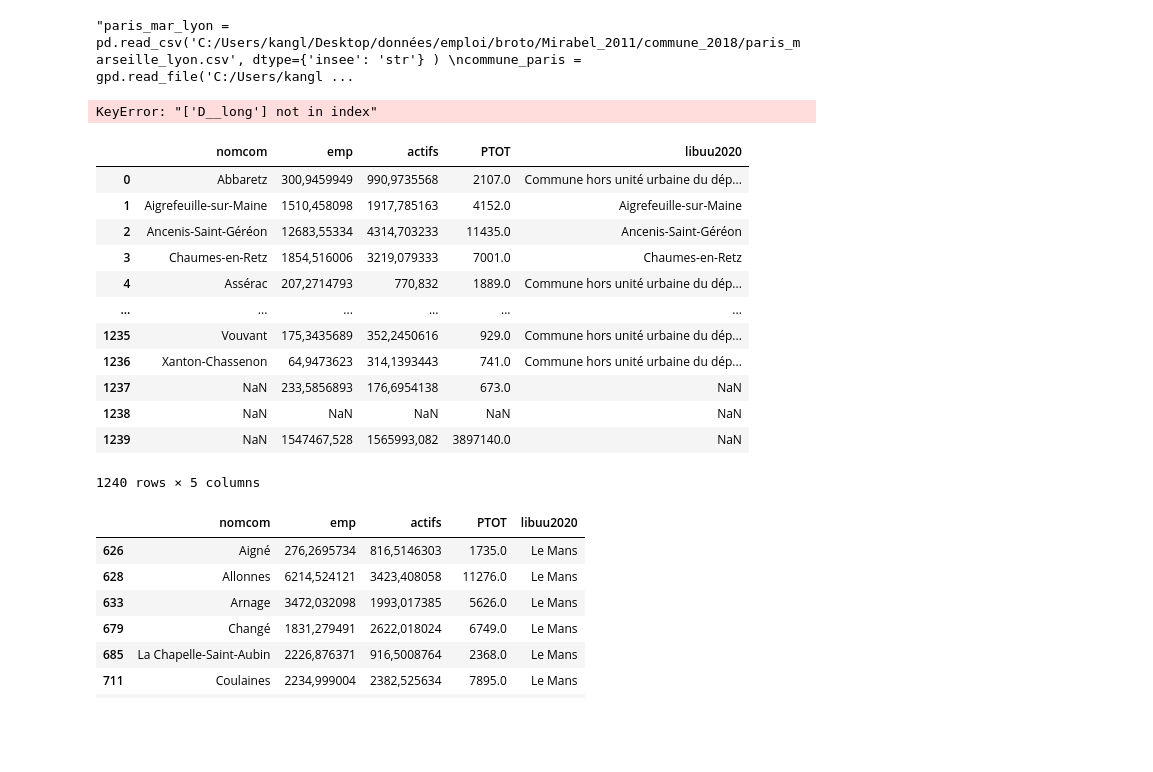
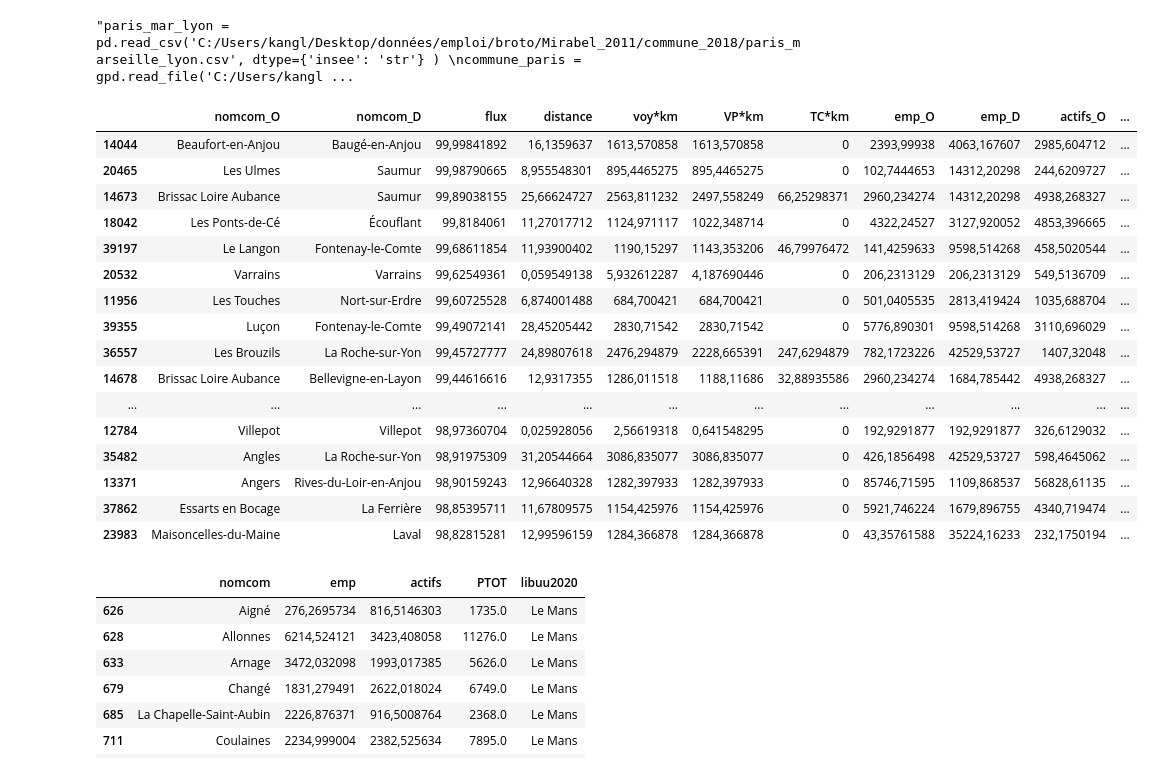
Before and after one commit to MaxelieG/SOMS, a Jupyter notebook: Histogram.ipynb, the cells around one changed output. Cells and saved outputs as stored; diff of their text form; code cells hidden in the pictures; blank space fills up the shorter version.

```diff
--- a/Histogram.ipynb
+++ b/Histogram.ipynb
@@ -42,30 +42,31 @@ commune_france = gpd.read_file('C:/Users/kangl/Desktop/données/shapefile/France
 #commune_france = commune_france.drop(columns=['reg', 'cateaav20'])
 #set the type as string
 #commune_paris.insee = commune_paris.insee.astype(str)
-data = data[['nomcom_O','nomcom_D','flux','distance','voy*km','VP*km','TC*km','emp_O','emp_D','actifs_O','actifs_D','Dlong']]
+data = data[['nomcom_O','nomcom_D','flux','distance','voy*km','VP*km','TC*km','emp_O','emp_D','actifs_O','actifs_D','O_long','O_lat','D_long','D_lat']]
 communes_mans = communes[['nomcom','emp','actifs','PTOT','libuu2020']]
 #region of destination IDF
 #data_cut_D_IDF = data_cut[(data_cut['REGLT']=='11')].reset_index(drop=True)
-# %% [output]
-KeyError: "['D__long'] not in index"
 # %%
 
-data
-communes_mans
+data.head(20)
 # %% [output]
-|  | nomcom | emp | actifs | PTOT | libuu2020 |
-| 0 | Abbaretz | 300,9459949 | 990,9735568 | 2107.0 | Commune hors unité urbaine du dép... |
-| 1 | Aigrefeuille-sur-Maine | 1510,458098 | 1917,785163 | 4152.0 | Aigrefeuille-sur-Maine |
-| 2 | Ancenis-Saint-Géréon | 12683,55334 | 4314,703233 | 11435.0 | Ancenis-Saint-Géréon |
-| 3 | Chaumes-en-Retz | 1854,516006 | 3219,079333 | 7001.0 | Chaumes-en-Retz |
-| 4 | Assérac | 207,2714793 | 770,832 | 1889.0 | Commune hors unité urbaine du dép... |
-| ... | ... | ... | ... | ... | ... |
-| 1235 | Vouvant | 175,3435689 | 352,2450616 | 929.0 | Commune hors unité urbaine du dép... |
-| 1236 | Xanton-Chassenon | 64,9473623 | 314,1393443 | 741.0 | Commune hors unité urbaine du dép... |
-| 1237 | NaN | 233,5856893 | 176,6954138 | 673.0 | NaN |
-| 1238 | NaN | NaN | NaN | NaN | NaN |
-| 1239 | NaN | 1547467,528 | 1565993,082 | 3897140.0 | NaN |
+|  | nomcom_O | nomcom_D | flux | distance | voy*km | VP*km | TC*km | emp_O | emp_D | actifs_O | ... |
+| 14044 | Beaufort-en-Anjou | Baugé-en-Anjou | 99,99841892 | 16,1359637 | 1613,570858 | 1613,570858 | 0 | 2393,99938 | 4063,167607 | 2985,604712 | ... |
+| 20465 | Les Ulmes | Saumur | 99,98790665 | 8,955548301 | 895,4465275 | 895,4465275 | 0 | 102,7444653 | 14312,20298 | 244,6209727 | ... |
+| 14673 | Brissac Loire Aubance | Saumur | 99,89038155 | 25,66624727 | 2563,811232 | 2497,558249 | 66,25298371 | 2960,234274 | 14312,20298 | 4938,268327 | ... |
+| 18042 | Les Ponts-de-Cé | Écouflant | 99,8184061 | 11,27017712 | 1124,971117 | 1022,348714 | 0 | 4322,24527 | 3127,920052 | 4853,396665 | ... |
+| 39197 | Le Langon | Fontenay-le-Comte | 99,68611854 | 11,93900402 | 1190,15297 | 1143,353206 | 46,79976472 | 141,4259633 | 9598,514268 | 458,5020544 | ... |
+| 20532 | Varrains | Varrains | 99,62549361 | 0,059549138 | 5,932612287 | 4,187690446 | 0 | 206,2313129 | 206,2313129 | 549,5136709 | ... |
+| 11956 | Les Touches | Nort-sur-Erdre | 99,60725528 | 6,874001488 | 684,700421 | 684,700421 | 0 | 501,0405535 | 2813,419424 | 1035,688704 | ... |
+| 39355 | Luçon | Fontenay-le-Comte | 99,49072141 | 28,45205442 | 2830,71542 | 2830,71542 | 0 | 5776,890301 | 9598,514268 | 3110,696029 | ... |
+| 36557 | Les Brouzils | La Roche-sur-Yon | 99,45727777 | 24,89807618 | 2476,294879 | 2228,665391 | 247,6294879 | 782,1723226 | 42529,53727 | 1407,32048 | ... |
+| 14678 | Brissac Loire Aubance | Bellevigne-en-Layon | 99,44616616 | 12,9317355 | 1286,011518 | 1188,11686 | 32,88935586 | 2960,234274 | 1684,785442 | 4938,268327 | ... |
+| ... | ... | ... | ... | ... | ... | ... | ... | ... | ... | ... | ... |
+| 12784 | Villepot | Villepot | 98,97360704 | 0,025928056 | 2,56619318 | 0,641548295 | 0 | 192,9291877 | 192,9291877 | 326,6129032 | ... |
+| 35482 | Angles | La Roche-sur-Yon | 98,91975309 | 31,20544664 | 3086,835077 | 3086,835077 | 0 | 426,1856498 | 42529,53727 | 598,4645062 | ... |
+| 13371 | Angers | Rives-du-Loir-en-Anjou | 98,90159243 | 12,96640328 | 1282,397933 | 1282,397933 | 0 | 85746,71595 | 1109,868537 | 56828,61135 | ... |
+| 37862 | Essarts en Bocage | La Ferrière | 98,85395711 | 11,67809575 | 1154,425976 | 1154,425976 | 0 | 5921,746224 | 1679,896755 | 4340,719474 | ... |
+| 23983 | Maisoncelles-du-Maine | Laval | 98,82815281 | 12,99596159 | 1284,366878 | 1284,366878 | 0 | 43,35761588 | 35224,16233 | 232,1750194 | ... |
-1240 rows × 5 columns
 # %%
 filtered_communes = communes_mans[communes_mans["libuu2020"].isin(['Le Mans'])]
 #explication de la ligne ci-dessus : on filtre les communes de la région Le Mans
```
Also changed, not shown: parts of 44 cells of this notebook, 1 other file.
